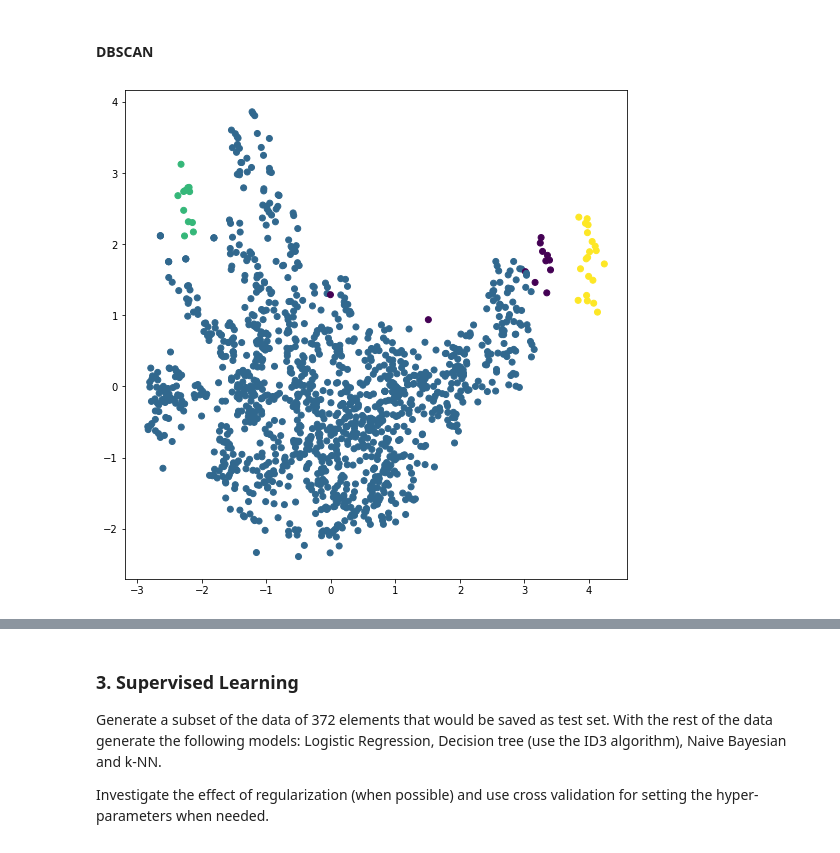
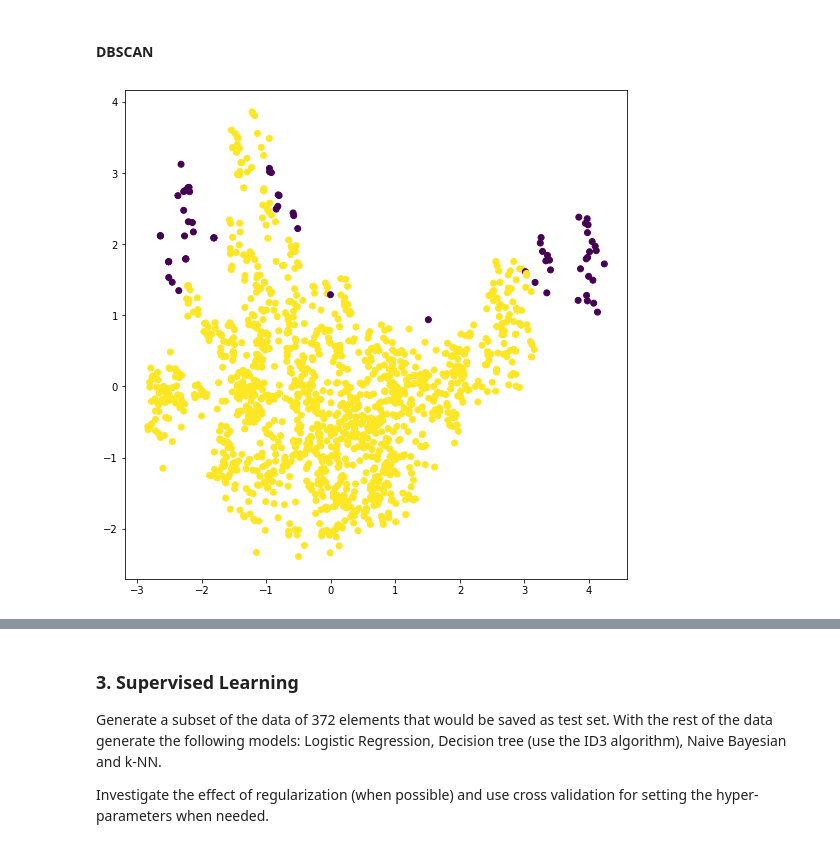
Before and after one commit to Erionis/Machine_Learning, a Jupyter notebook: challenges/challenge_one.ipynb, the cells around one changed output, grey strips where cells are left out. Drawn from its saved outputs; the diff is of its cells as text; code cells hidden in the pictures.

```diff
--- a/challenges/challenge_one.ipynb
+++ b/challenges/challenge_one.ipynb
@@ -299,13 +268,13 @@ T-Sne sembra risucire a creare due cluster distinti
 # %%
 from sklearn.cluster import DBSCAN
 
-dbscan = DBSCAN(eps=0.7, min_samples=12).fit(X_pca)
+dbscan = DBSCAN(eps=0.7, min_samples=15).fit(X_pca)
 
 fig = plt.figure(figsize=(9, 9))
 ax = fig.add_subplot()
 ax.scatter(pca_df.PC1, pca_df.PC2,c=dbscan.labels_)
 #ax.scatter(X_pca[:,0],X_pca[:,1],c=dbscan.labels_)
 #plt.scatter(pca_df.PC1, pca_df.PC2, c=y)
 plt.show()
 # %% [output]
-[figure, old version]
+[figure, new version]
```
Also changed, not shown: parts of 16 cells of this notebook.
